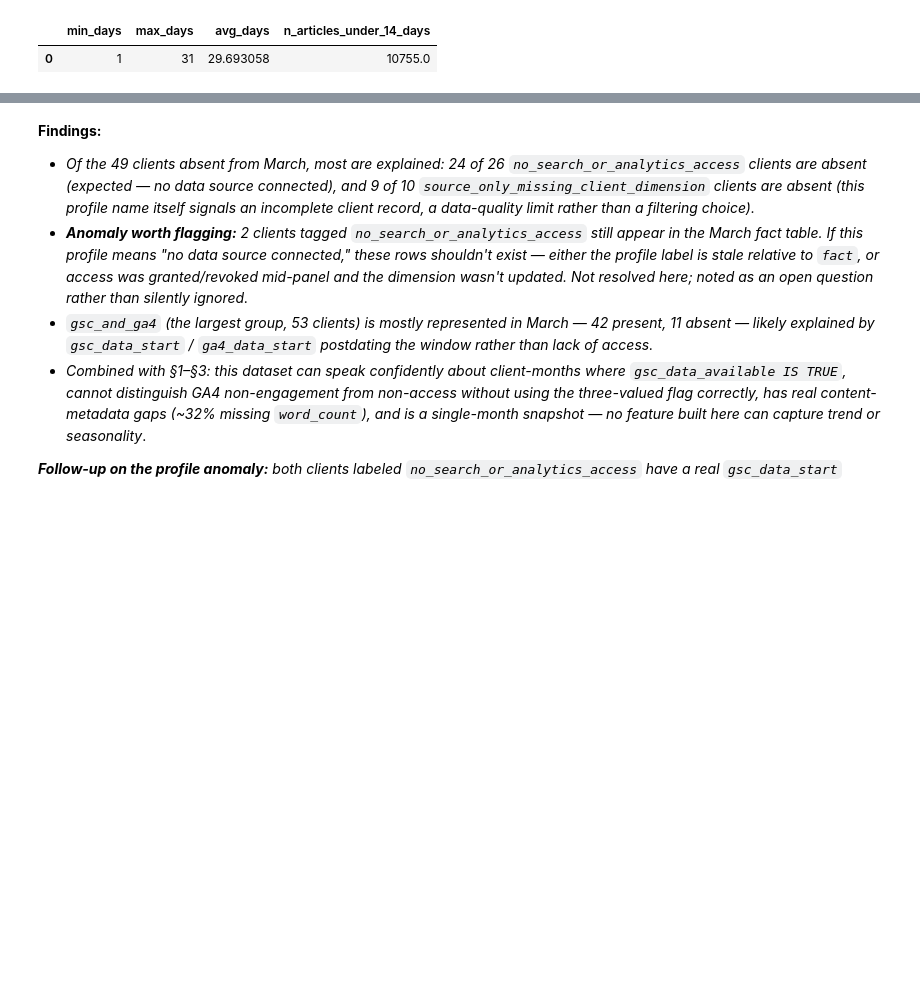
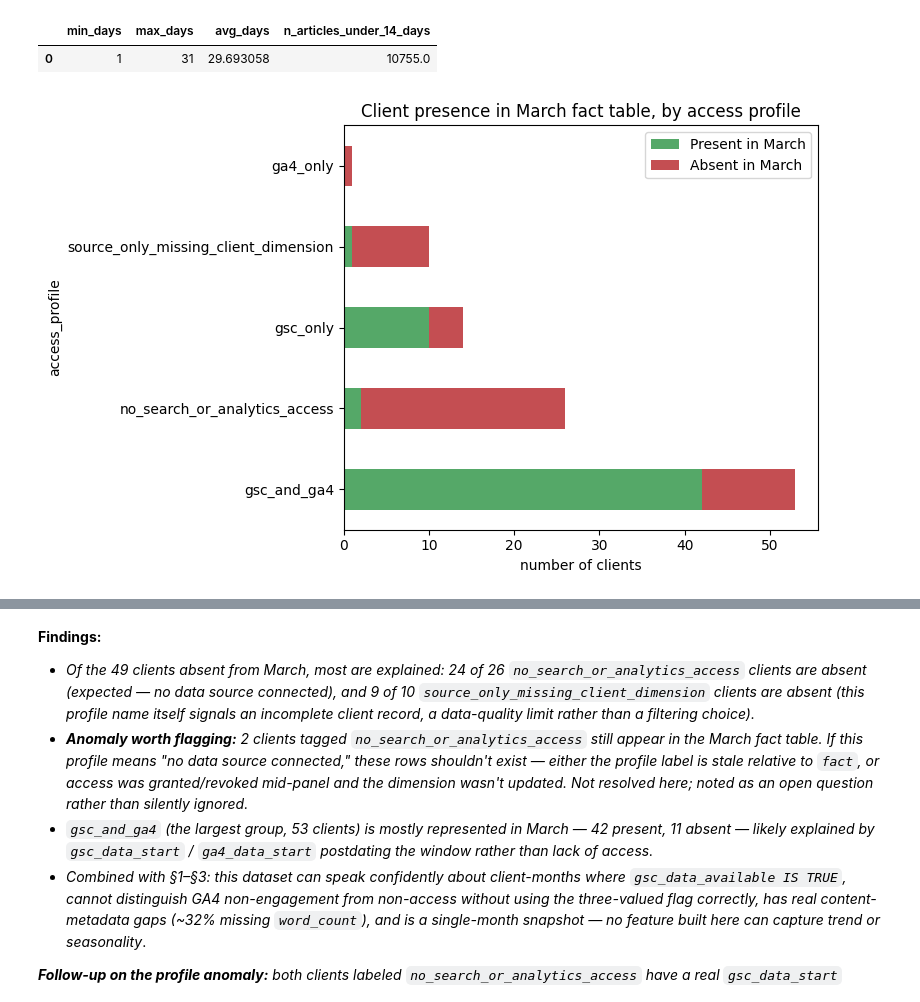
Before and after one commit to whozahm3d/flyrank-ml-internship, a Jupyter notebook: work/notebooks/w03_data_contract.ipynb, the cells around one changed output, grey strips where cells are left out. Cells and saved outputs as stored; diff of their text form; code cells hidden in the pictures; blank space fills up the shorter version.

```diff
--- a/work/notebooks/w03_data_contract.ipynb
+++ b/work/notebooks/w03_data_contract.ipynb
@@ -533,3 +600,29 @@ con.sql("""
 # %% [output]
 |  | min_days | max_days | avg_days | n_articles_under_14_days |
 | 0 | 1 | 31 | 29.693058 | 10755.0 |
+# %%
+import pandas as pd
+
+profile_data = con.sql("""
+    SELECT
+        access_profile,
+        SUM(CASE WHEN client_hash_id IN (SELECT DISTINCT client_hash_id FROM fact) THEN 1 ELSE 0 END) AS present,
+        COUNT(*) - SUM(CASE WHEN client_hash_id IN (SELECT DISTINCT client_hash_id FROM fact) THEN 1 ELSE 0 END) AS absent
+    FROM dim_clients
+    GROUP BY access_profile
+    ORDER BY present + absent DESC
+""").df()
+
+fig, ax = plt.subplots(figsize=(8, 5))
+profile_data.set_index("access_profile")[["present", "absent"]].plot(
+    kind="barh", stacked=True, ax=ax, color=["#55A868", "#C44E52"]
+)
+ax.set_xlabel("number of clients")
+ax.set_title("Client presence in March fact table, by access profile")
+ax.legend(["Present in March", "Absent in March"])
+
+plt.tight_layout()
+plt.savefig("work/figures/w03_client_panel_imbalance.png", dpi=150, bbox_inches="tight")
+plt.show()
+# %% [output]
+[figure, added]
```
Also changed, not shown: parts of 8 cells of this notebook.
